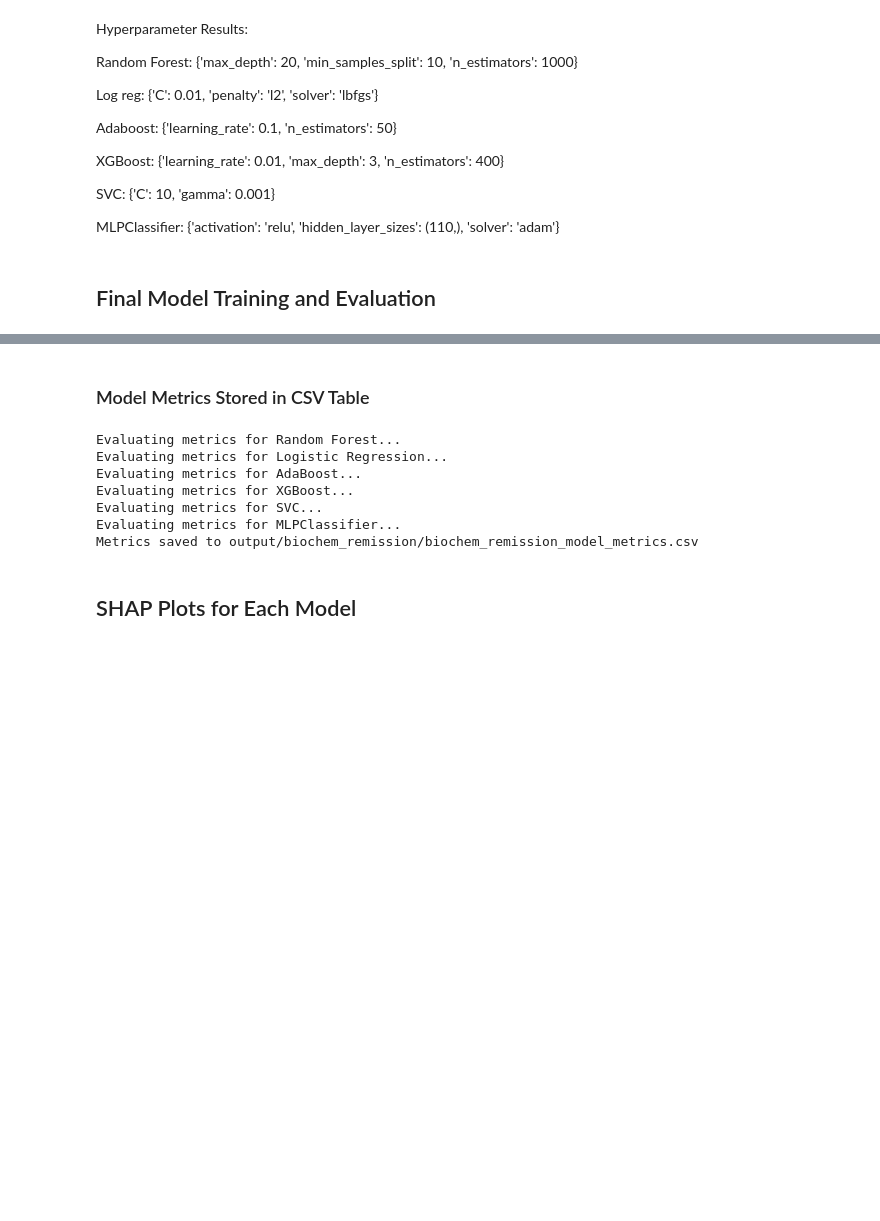
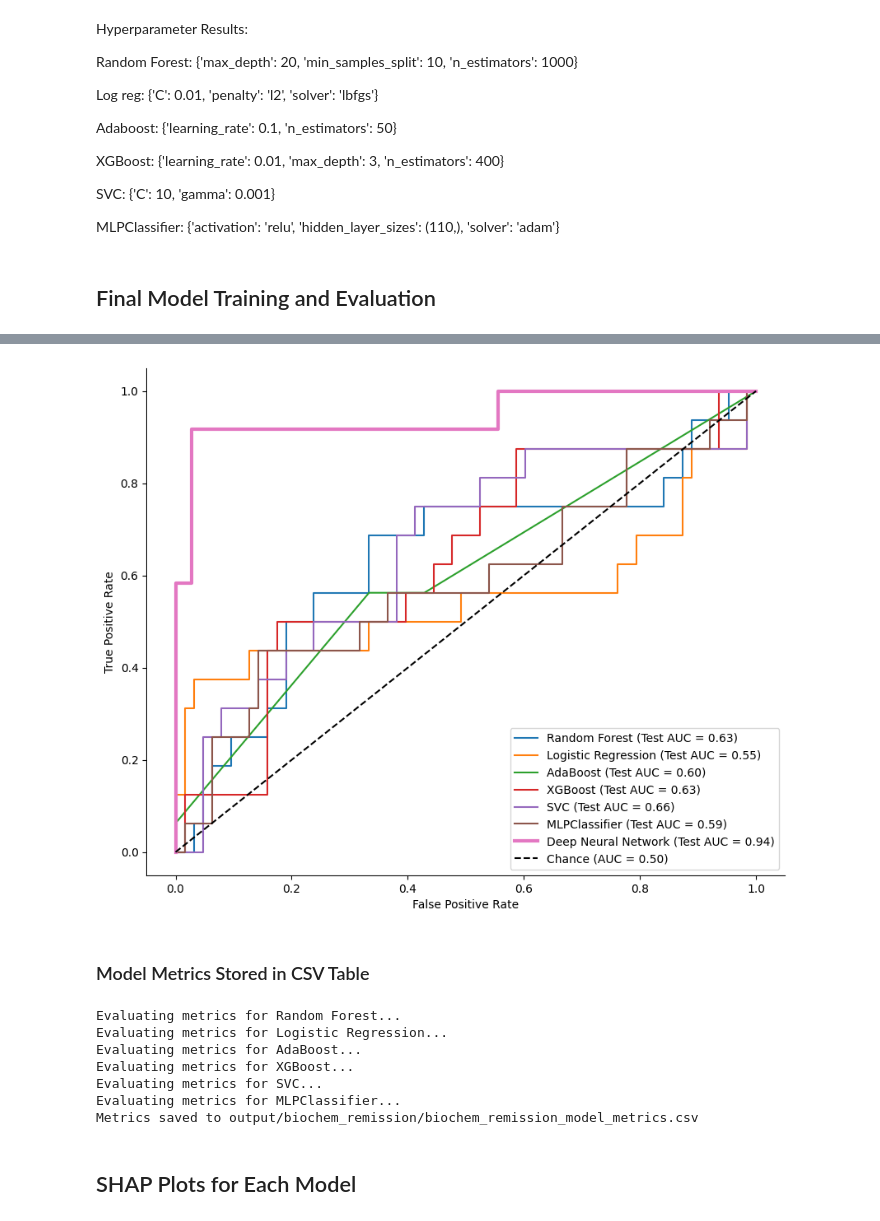
Before and after one commit to 1-gut/machine_learning_for_ibd_fatigue, a Jupyter notebook: 4_biochem_remission_ml_pipeline.ipynb, the cells around one changed output, grey strips where cells are left out. Saved outputs shown, nothing was run; the diff lists cells and outputs as text; code cells hidden in the pictures; blank space fills up the shorter version.

```diff
--- a/4_biochem_remission_ml_pipeline.ipynb
+++ b/4_biochem_remission_ml_pipeline.ipynb
@@ -96,6 +96,7 @@ numerical_features = [
     "ada_drug_level",
     "ifx_drug_level",
     "diagnosis_year",
+    "disease_duration_weeks",
 ]
 scaler = StandardScaler()  # We have tried a variety of scaling methods and they did not affect final model output
 scaler.fit(df[numerical_features])
@@ -319,3 +285,52 @@ Evaluating MLPClassifier...
+# %%
+
+# Plot ROC curves for all models with mean and SD of AUC
+plt.figure(figsize=(10, 8))
+
+for model_name, roc_data in roc_results.items():
+    mean_auc = roc_data["mean_auc"]
+    std_auc = roc_data["std_auc"]
+    test_auc = roc_data["test_auc"]
+    plt.plot(
+        roc_data["fpr"],
+        roc_data["tpr"],
+        label=f"{model_name} (Test AUC = {test_auc:.2f})",
+    )
+
+# Add in Keras DNN Model
+
+# Load the model
+dnn_fpr = np.loadtxt("output/tensorflow_biochem_remission/dnn_fpr.txt")
+dnn_tpr = np.loadtxt("output/tensorflow_biochem_remission/dnn_tpr.txt")
+
+with open("output/tensorflow_biochem_remission/dnn_auc.txt", "r") as f:
+    dnn_auc = float(f.read())
+plt.plot(dnn_fpr, dnn_tpr, label=f"Deep Neural Network (Test AUC = {dnn_auc:.2f})", linewidth=3)
+
+# Add baseline and plot details
+plt.plot([0, 1], [0, 1], "k--", label="Chance (AUC = 0.50)")
+plt.xlabel("False Positive Rate")
+plt.ylabel("True Positive Rate")
+plt.title("")
+plt.legend(loc="lower right")
+
+
+
+# Remove the top and right spines
+ax = plt.gca()
+ax.spines["top"].set_visible(False)
+ax.spines["right"].set_visible(False)
+
+# Define the absolute path
+save_path = f"{output_path}{file_prefix}_roc_curves.png"
+
+# Save the plot to the specified path
+plt.savefig(save_path, dpi=300)
+
+# Display the plot
+plt.show()
+# %% [output]
+[figure, added]
 # %% [markdown]
 ### Model Metrics Stored in CSV Table
 # %%
```
Also changed, not shown: parts of 8 cells of this notebook, 22 other files.
